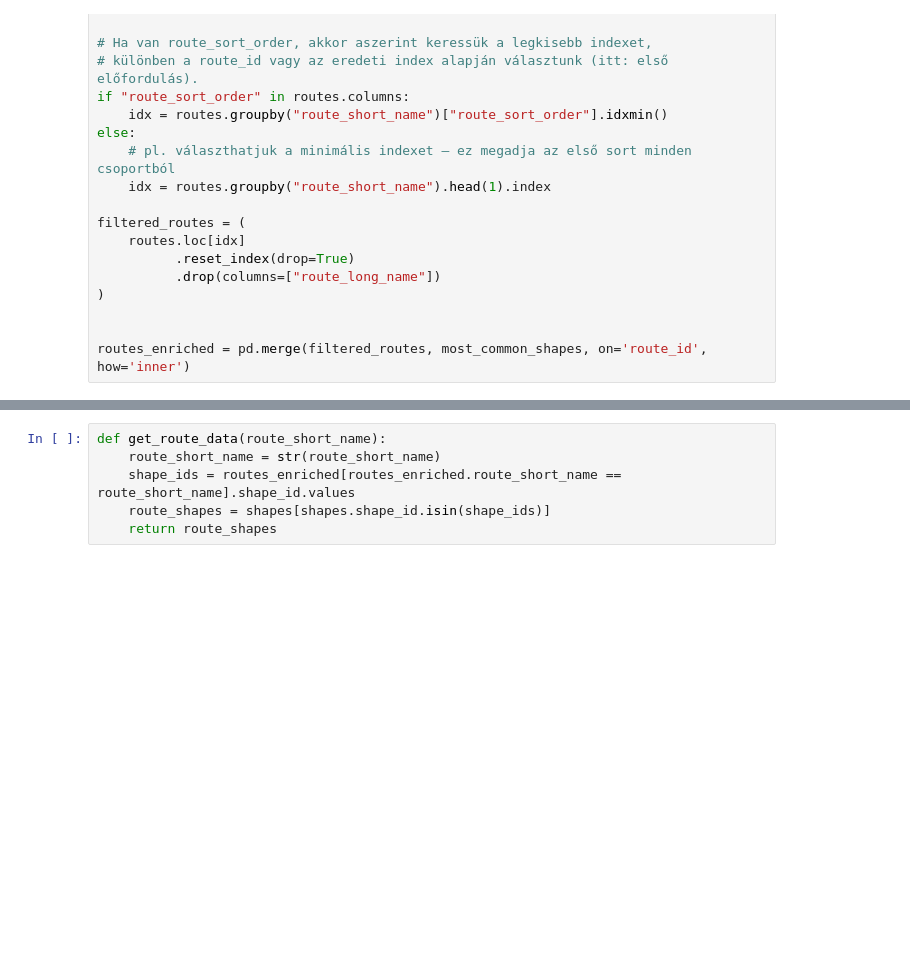
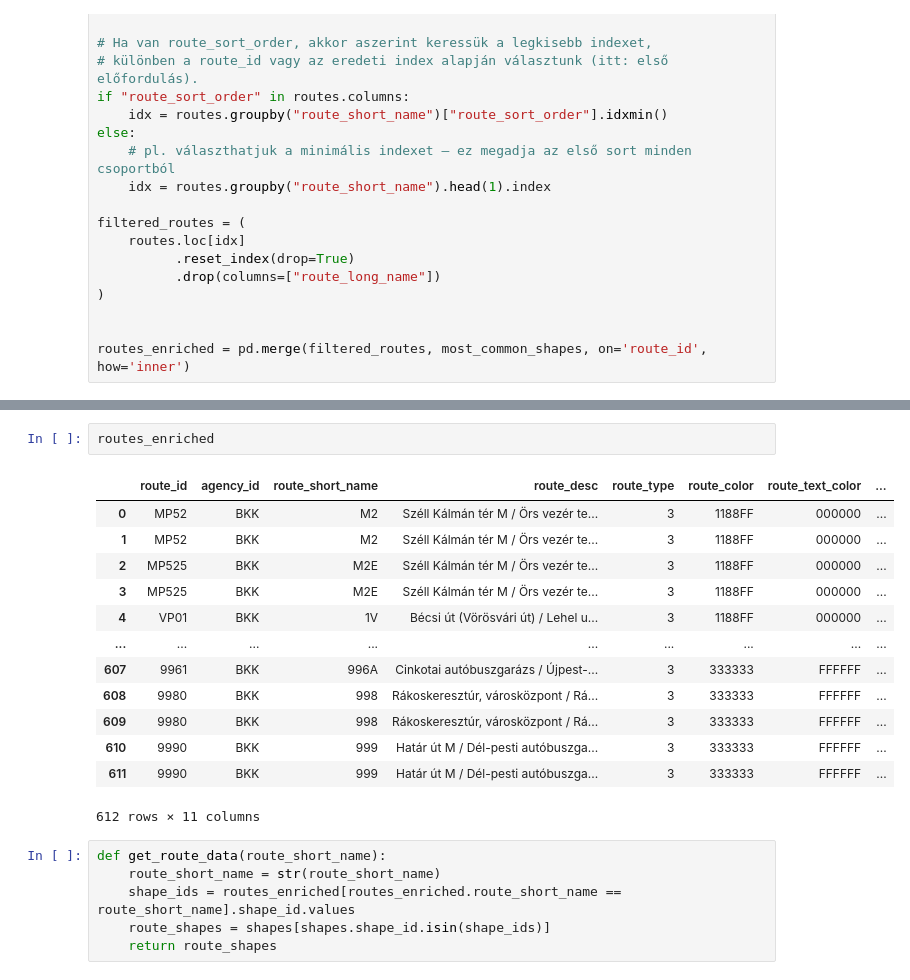
Before and after one commit to urbanicsandras/budapest_time_travel, a Jupyter notebook: notebooks/vizualize_v02.ipynb, the cells around one changed output, grey strips where cells are left out. Cells and saved outputs as stored; diff of their text form; blank space fills up the shorter version.

```diff
--- a/notebooks/vizualize_v02.ipynb
+++ b/notebooks/vizualize_v02.ipynb
@@ -48,3 +48,19 @@ routes_enriched[routes_enriched.route_short_name == '19']
+# %%
+routes_enriched
+# %% [output]
+|  | route_id | agency_id | route_short_name | route_desc | route_type | route_color | route_text_color | ... |
+| 0 | MP52 | BKK | M2 | Széll Kálmán tér M / Örs vezér te... | 3 | 1188FF | 000000 | ... |
+| 1 | MP52 | BKK | M2 | Széll Kálmán tér M / Örs vezér te... | 3 | 1188FF | 000000 | ... |
+| 2 | MP525 | BKK | M2E | Széll Kálmán tér M / Örs vezér te... | 3 | 1188FF | 000000 | ... |
+| 3 | MP525 | BKK | M2E | Széll Kálmán tér M / Örs vezér te... | 3 | 1188FF | 000000 | ... |
+| 4 | VP01 | BKK | 1V | Bécsi út (Vörösvári út) / Lehel u... | 3 | 1188FF | 000000 | ... |
+| ... | ... | ... | ... | ... | ... | ... | ... | ... |
+| 607 | 9961 | BKK | 996A | Cinkotai autóbuszgarázs / Újpest-... | 3 | 333333 | FFFFFF | ... |
+| 608 | 9980 | BKK | 998 | Rákoskeresztúr, városközpont / Rá... | 3 | 333333 | FFFFFF | ... |
+| 609 | 9980 | BKK | 998 | Rákoskeresztúr, városközpont / Rá... | 3 | 333333 | FFFFFF | ... |
+| 610 | 9990 | BKK | 999 | Határ út M / Dél-pesti autóbuszga... | 3 | 333333 | FFFFFF | ... |
+| 611 | 9990 | BKK | 999 | Határ út M / Dél-pesti autóbuszga... | 3 | 333333 | FFFFFF | ... |
+612 rows × 11 columns
 # %%
 def get_route_data(route_short_name):
     route_short_name = str(route_short_name)
```
Also changed, not shown: parts of 9 cells of this notebook, 13 other files.
